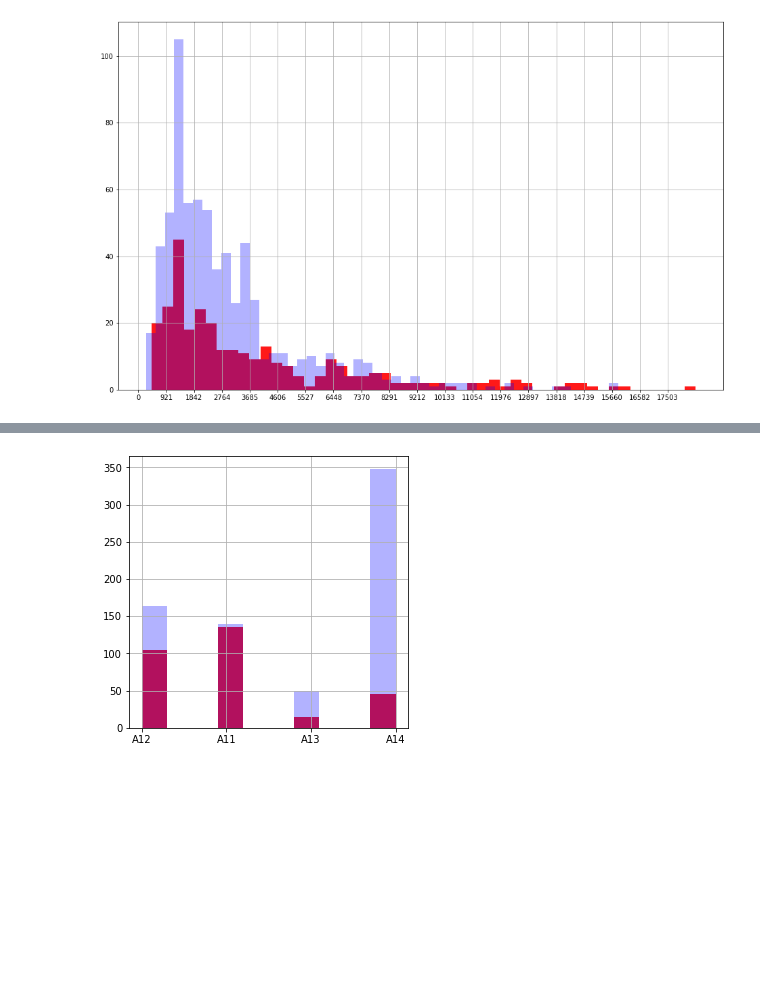
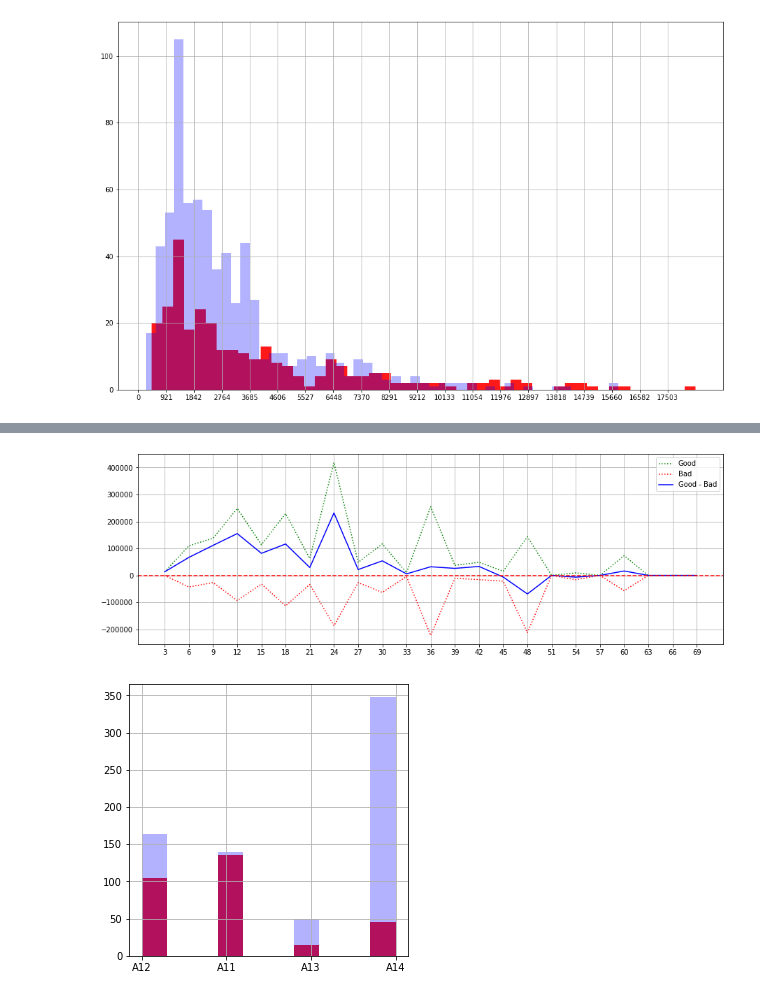
Before and after one commit to Bartloc/ml-german-credit, a Jupyter notebook: German-Credit-Data-ML-Analysis.ipynb, the cells around one changed output, grey strips where cells are left out. Cells and saved outputs as stored; diff of their text form; code cells hidden in the pictures; blank space fills up the shorter version.

```diff
--- a/German-Credit-Data-ML-Analysis.ipynb
+++ b/German-Credit-Data-ML-Analysis.ipynb
@@ -315,3 +349,34 @@ credit_dict
+# %%
+dur_dict={0: [],1 :[], 2:[], 3:[]}
+step=3
+for du in range(3,72,step):
+    dur_dict[0].append(du)
+
+    dur_dict[1].append(data[\
+                           (data['classification']==1)\
+                       &   (data['duration']>=du) \
+                       &   (data['duration']<du+step)\
+                           ]['creditamount'].sum())
+    dur_dict[2].append(-data[\
+                           (data['classification']==0)\
+                       &   (data['duration']>=du) \
+                       &   (data['duration']<du+step)\
+                           ]['creditamount'].sum())
+
+    dur_dict[3].append(dur_dict[1][-1]+dur_dict[2][-1])
+
+dur_df=pd.DataFrame.from_dict(dur_dict)
+
+plt.figure(figsize=(15,5))
+plt.plot(dur_df[0],dur_df[1],color='green',linestyle='dotted',label='Good')
+plt.plot(dur_df[0],dur_df[2],color='red',linestyle='dotted',label='Bad')
+plt.plot(dur_df[0],dur_df[3],color='blue',label='Good - Bad')
+plt.axhline(y=0,color='red',linestyle='--')
+plt.xticks(np.arange(3, 72, 3))
+plt.legend()
+plt.grid()
+# %% [output]
+[figure, added]
 # %%
 plot_hist('classification','existingchecking',data,10,(5,5))
 # %% [output]
```
Also changed, not shown: parts of 10 cells of this notebook.
